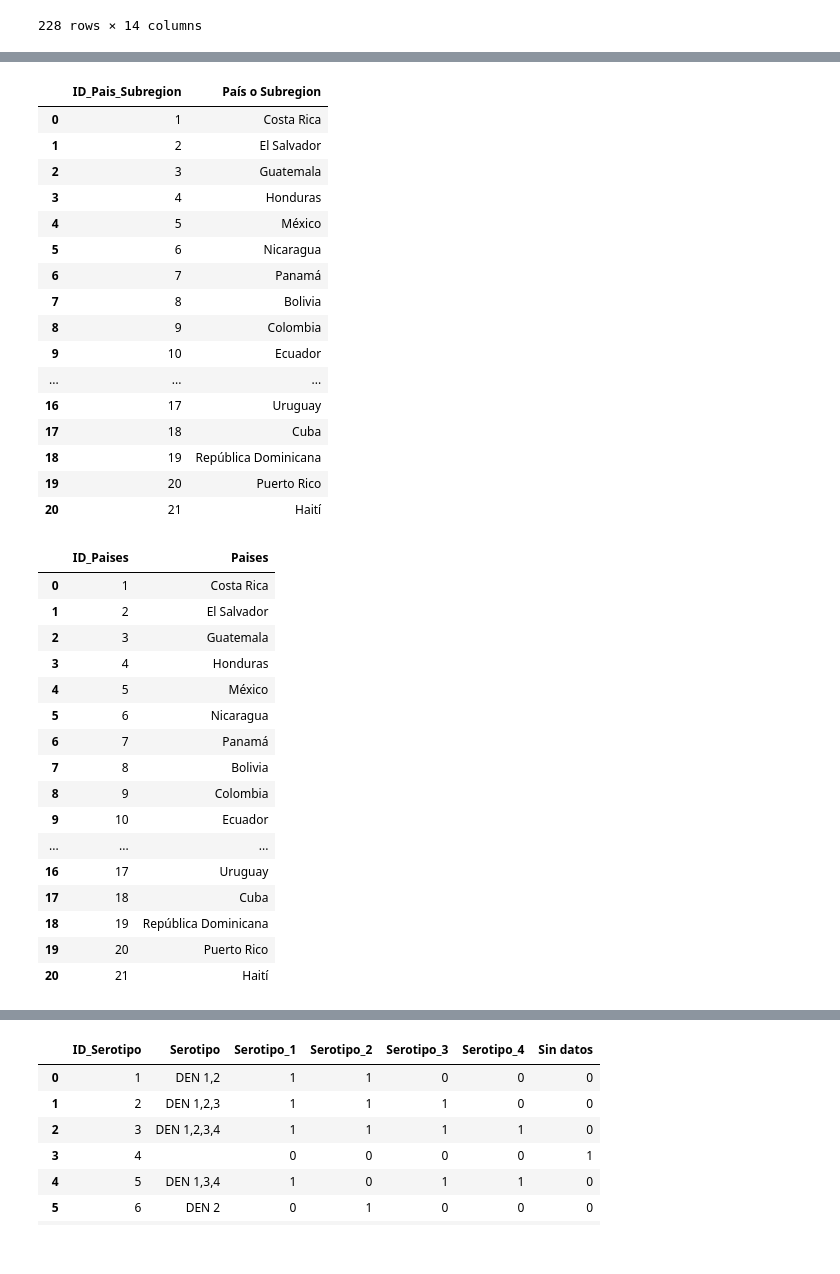
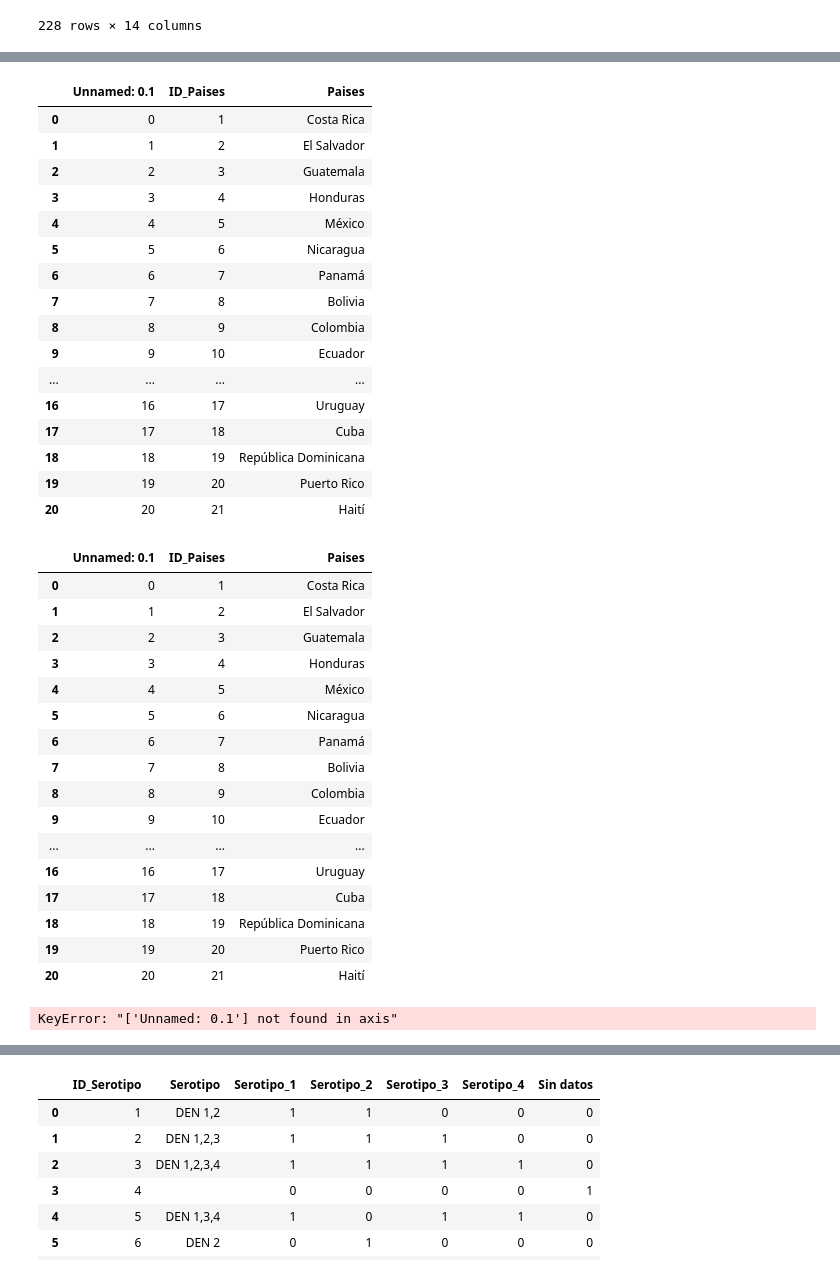
Before and after one commit to LauraGenesis/c18-69-m-data-bi, a Jupyter notebook: limpieza.ipynb, the cells around one changed output, grey strips where cells are left out. Drawn from its saved outputs; the diff is of its cells as text; code cells hidden in the pictures.

```diff
--- a/limpieza.ipynb
+++ b/limpieza.ipynb
@@ -336,24 +261,24 @@ dtype: int64
 # %%
-paises=pd.read_csv("Paises.csv")
+paises=pd.read_csv("Paises.csv", index_col=0)
 paises
 # %% [output]
-|  | ID_Pais_Subregion | País o Subregion |
-| 0 | 1 | Costa Rica |
-| 1 | 2 | El Salvador |
-| 2 | 3 | Guatemala |
-| 3 | 4 | Honduras |
-| 4 | 5 | México |
-| 5 | 6 | Nicaragua |
-| 6 | 7 | Panamá |
-| 7 | 8 | Bolivia |
-| 8 | 9 | Colombia |
-| 9 | 10 | Ecuador |
-| ... | ... | ... |
-| 16 | 17 | Uruguay |
-| 17 | 18 | Cuba |
-| 18 | 19 | República Dominicana |
-| 19 | 20 | Puerto Rico |
-| 20 | 21 | Haití |
+|  | Unnamed: 0.1 | ID_Paises | Paises |
+| 0 | 0 | 1 | Costa Rica |
+| 1 | 1 | 2 | El Salvador |
+| 2 | 2 | 3 | Guatemala |
+| 3 | 3 | 4 | Honduras |
+| 4 | 4 | 5 | México |
+| 5 | 5 | 6 | Nicaragua |
+| 6 | 6 | 7 | Panamá |
+| 7 | 7 | 8 | Bolivia |
+| 8 | 8 | 9 | Colombia |
+| 9 | 9 | 10 | Ecuador |
+| ... | ... | ... | ... |
+| 16 | 16 | 17 | Uruguay |
+| 17 | 17 | 18 | Cuba |
+| 18 | 18 | 19 | República Dominicana |
+| 19 | 19 | 20 | Puerto Rico |
+| 20 | 20 | 21 | Haití |
 # %%
 paises_nuevo={"ID_Pais_Subregion":"ID_Paises",
               "País o Subregion": "Paises"}
@@ -361,20 +286,24 @@ paises_nuevo={"ID_Pais_Subregion":"ID_Paises",
 paises.rename(columns=paises_nuevo, inplace=True)
 paises
 # %% [output]
-|  | ID_Paises | Paises |
-| 0 | 1 | Costa Rica |
-| 1 | 2 | El Salvador |
-| 2 | 3 | Guatemala |
-| 3 | 4 | Honduras |
-| 4 | 5 | México |
-| 5 | 6 | Nicaragua |
-| 6 | 7 | Panamá |
-| 7 | 8 | Bolivia |
-| 8 | 9 | Colombia |
-| 9 | 10 | Ecuador |
-| ... | ... | ... |
-| 16 | 17 | Uruguay |
-| 17 | 18 | Cuba |
-| 18 | 19 | República Dominicana |
-| 19 | 20 | Puerto Rico |
-| 20 | 21 | Haití |
+|  | Unnamed: 0.1 | ID_Paises | Paises |
+| 0 | 0 | 1 | Costa Rica |
+| 1 | 1 | 2 | El Salvador |
+| 2 | 2 | 3 | Guatemala |
+| 3 | 3 | 4 | Honduras |
+| 4 | 4 | 5 | México |
+| 5 | 5 | 6 | Nicaragua |
+| 6 | 6 | 7 | Panamá |
+| 7 | 7 | 8 | Bolivia |
+| 8 | 8 | 9 | Colombia |
+| 9 | 9 | 10 | Ecuador |
+| ... | ... | ... | ... |
+| 16 | 16 | 17 | Uruguay |
+| 17 | 17 | 18 | Cuba |
+| 18 | 18 | 19 | República Dominicana |
+| 19 | 19 | 20 | Puerto Rico |
+| 20 | 20 | 21 | Haití |
+# %%
+paises = paises.drop(columns=['Unnamed: 0.1'])
+# %% [output]
+KeyError: "['Unnamed: 0.1'] not found in axis"
```
Also changed, not shown: parts of 22 cells of this notebook, 3 other files.
